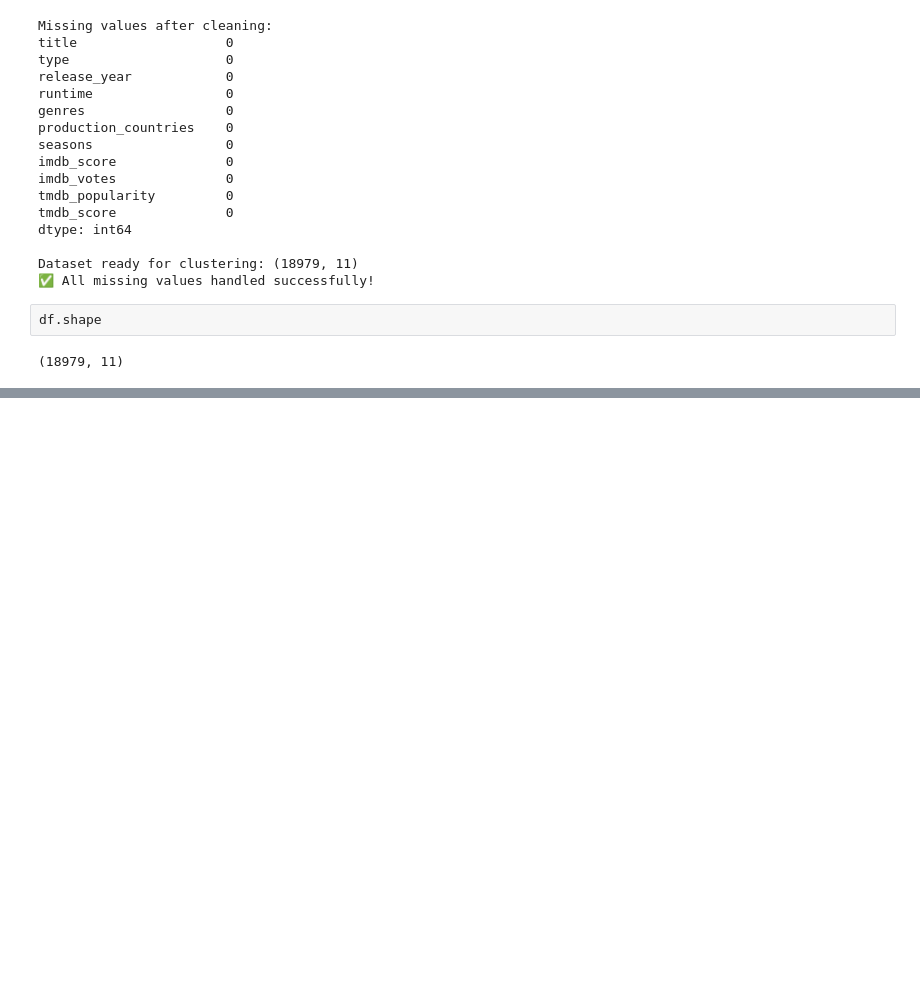
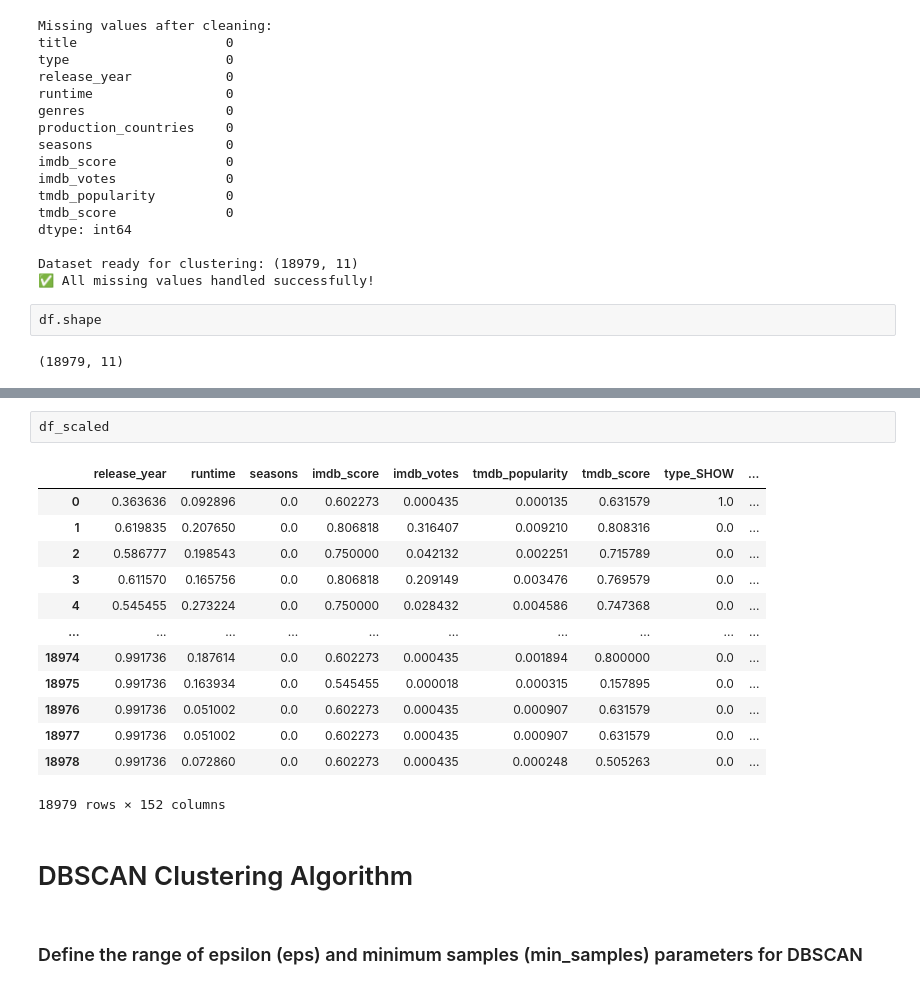
Before and after one commit to itsluckysharma01/Movie_Recomendation_Using_Unsupervised_Learning, a Jupyter notebook: Movie_Recomendation_Unsupervised_Learning.ipynb, the cells around one changed output, grey strips where cells are left out. Cells and saved outputs as stored; diff of their text form; blank space fills up the shorter version.

Commit message:
Train DBSCAN Model

```diff
--- a/Movie_Recomendation_Unsupervised_Learning.ipynb
+++ b/Movie_Recomendation_Unsupervised_Learning.ipynb
@@ -379,0 +454,20 @@ df.shape
+# %%
+df_scaled
+# %% [output]
+|  | release_year | runtime | seasons | imdb_score | imdb_votes | tmdb_popularity | tmdb_score | type_SHOW | ... |
+| 0 | 0.363636 | 0.092896 | 0.0 | 0.602273 | 0.000435 | 0.000135 | 0.631579 | 1.0 | ... |
+| 1 | 0.619835 | 0.207650 | 0.0 | 0.806818 | 0.316407 | 0.009210 | 0.808316 | 0.0 | ... |
+| 2 | 0.586777 | 0.198543 | 0.0 | 0.750000 | 0.042132 | 0.002251 | 0.715789 | 0.0 | ... |
+| 3 | 0.611570 | 0.165756 | 0.0 | 0.806818 | 0.209149 | 0.003476 | 0.769579 | 0.0 | ... |
+| 4 | 0.545455 | 0.273224 | 0.0 | 0.750000 | 0.028432 | 0.004586 | 0.747368 | 0.0 | ... |
+| ... | ... | ... | ... | ... | ... | ... | ... | ... | ... |
+| 18974 | 0.991736 | 0.187614 | 0.0 | 0.602273 | 0.000435 | 0.001894 | 0.800000 | 0.0 | ... |
+| 18975 | 0.991736 | 0.163934 | 0.0 | 0.545455 | 0.000018 | 0.000315 | 0.157895 | 0.0 | ... |
+| 18976 | 0.991736 | 0.051002 | 0.0 | 0.602273 | 0.000435 | 0.000907 | 0.631579 | 0.0 | ... |
+| 18977 | 0.991736 | 0.051002 | 0.0 | 0.602273 | 0.000435 | 0.000907 | 0.631579 | 0.0 | ... |
+| 18978 | 0.991736 | 0.072860 | 0.0 | 0.602273 | 0.000435 | 0.000248 | 0.505263 | 0.0 | ... |
+18979 rows × 152 columns
+# %% [markdown]
+# DBSCAN Clustering Algorithm
+# %% [markdown]
+### Define the range of epsilon (eps) and minimum samples (min_samples) parameters for DBSCAN
```
Also changed, not shown: parts of 29 cells of this notebook, 1 other file.
